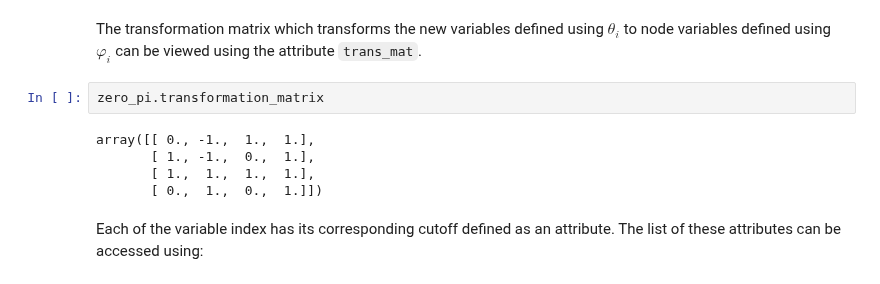
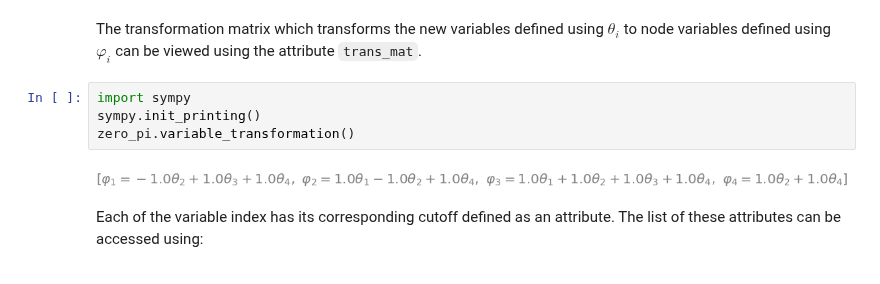
Before and after one commit to scqubits/scqubits, a Jupyter notebook: scqubits_circuit_user_manual.ipynb, the cells around one changed output. Cells and saved outputs as stored; diff of their text form.

```diff
--- a/scqubits_circuit_user_manual.ipynb
+++ b/scqubits_circuit_user_manual.ipynb
@@ -86,12 +86,11 @@ zero_pi.var_categories
 # %% [markdown]
 The transformation matrix which transforms the new variables defined using $\theta_i$ to node variables defined using $\varphi_i$ can be viewed using the attribute `trans_mat`.
 # %%
-zero_pi.transformation_matrix
+import sympy
+sympy.init_printing()
+zero_pi.variable_transformation()
 # %% [output]
-array([[ 0., -1.,  1.,  1.],
-       [ 1., -1.,  0.,  1.],
-       [ 1.,  1.,  1.,  1.],
-       [ 0.,  1.,  0.,  1.]])
+[figure, added]
 # %% [markdown]
 Each of the variable index has its corresponding cutoff defined as an attribute. The list of these attributes can be accessed using:
 # %%
```
Also changed, not shown: parts of 17 cells of this notebook, 3 other files.
